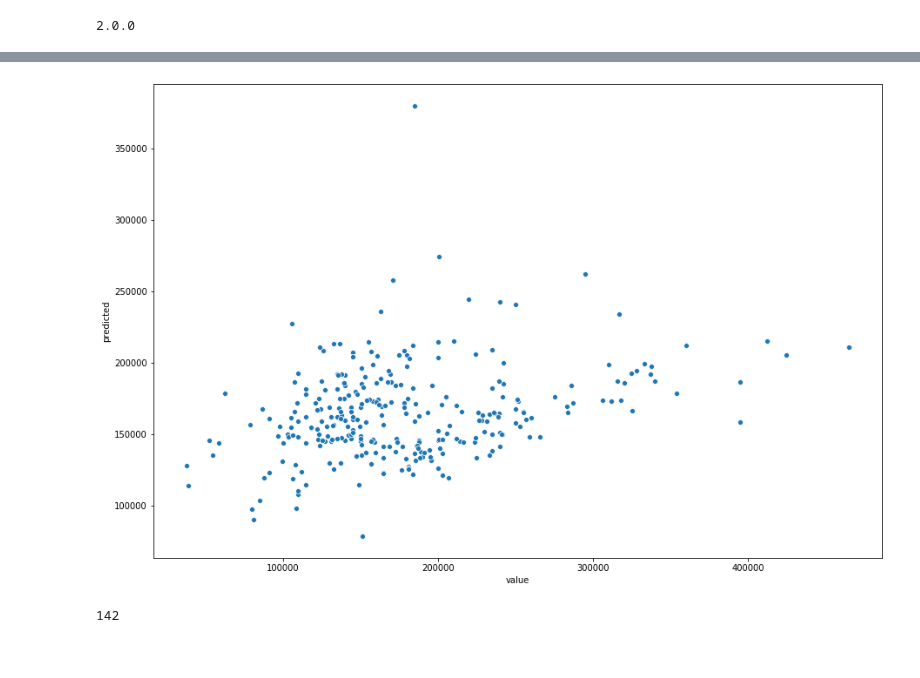
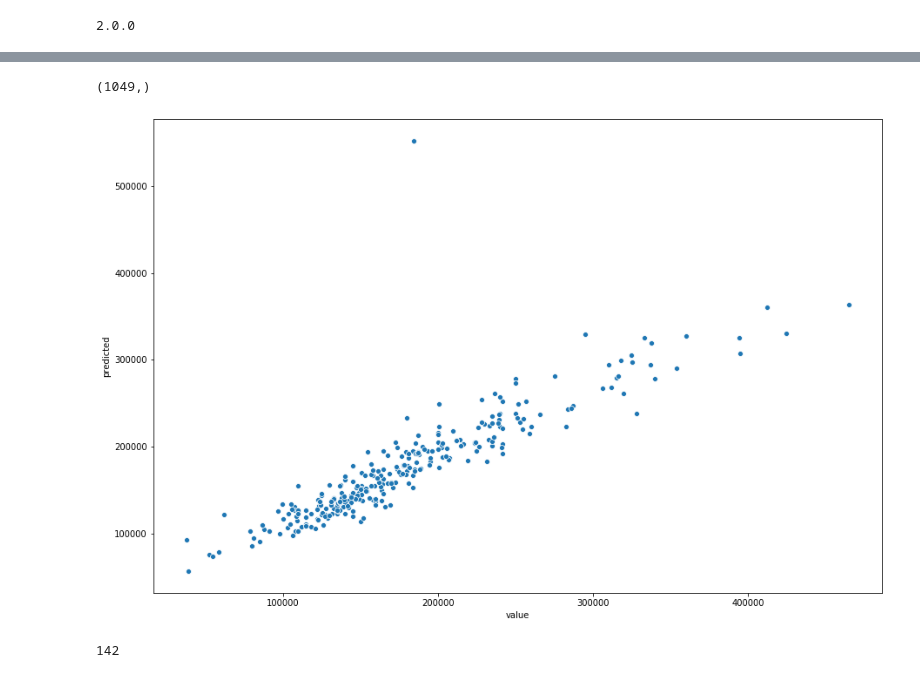
Before and after one commit to Simplon-IA-Bdx-1/house-prices-nicolasa-guillaume, a Jupyter notebook: Keras.ipynb, the cells around one changed output, grey strips where cells are left out. Cells and saved outputs as stored; diff of their text form; code cells hidden in the pictures.

Commit message:
Add standard scaler on output field

```diff
--- a/Keras.ipynb
+++ b/Keras.ipynb
@@ -137,0 +179,14 @@ sns.distplot(y_pred-y_val)
+# %%
+model = get_other_model()
+# %%
+LEARNING_RATE=0.05
+model.compile(loss=loss, optimizer=SGD(lr=LEARNING_RATE))
+#model.compile(loss=loss, optimizer=RMSprop(lr=LEARNING_RATE))
+#model.compile(loss=loss, optimizer=Adam(lr=LEARNING_RATE))
+# %%
+BATCH_SIZE = X_train.shape[0] # computing the loss over the whole dataset
+EPOCHS = 20000 # how many iterations over the whole dataset
+t_0 = time()
+#with tf.device('/device:GPU:0'):
+history = model.fit(X_train, y_train, epochs=EPOCHS, batch_size=BATCH_SIZE, verbose=0)
+print(time()-t_0)
@@ -137,0 +205,14 @@ sns.distplot(y_pred-y_val)
+# %%
+y_p_scaled = model.predict(X_val)
+y_p_scaled = y_p_scaled.reshape(y_p_scaled.shape[0])
+y_p_val = scaler_Y.inverse_transform(y_p_scaled)
+
+RMSLE = sqrt(mean_squared_error(y_val_df,y_p_val))
+print('Validation RMSLE:', RMSLE)
+y_p_scaled = model.predict(X_train)
+y_p_scaled = y_p_scaled.reshape(y_p_scaled.shape[0])
+
+y_p_train = scaler_Y.inverse_transform(y_p_scaled)
+
+RMSLE = sqrt(mean_squared_error(y_train_df.SalePrice, y_p_train))
+print('Train RMSLE:', RMSLE)
@@ -138,10 +231,14 @@ sns.distplot(y_pred-y_val)
 # %%
-df = DataFrame(data={'value':np.exp(y_val), 'predicted':np.exp(y_pred)})
+y = y_val_df.SalePrice.to_numpy()
+y = y.reshape(y.shape[0])
+print(y_p_train.shape)
+df = DataFrame(data={'value':np.exp(y), 'predicted':np.exp(y_p_val)})
 plt.figure(figsize=(15,10))
 sns.scatterplot(x='value',y='predicted', data=df )
 plt.show()
 # %% [output]
+(1049,)
-[figure, old version]
+[figure, new version]
 # %%
 anomaly_idx = df['predicted'].idxmax()
 print(anomaly_idx)
```
Also changed, not shown: parts of 29 cells of this notebook, 2 other files.
